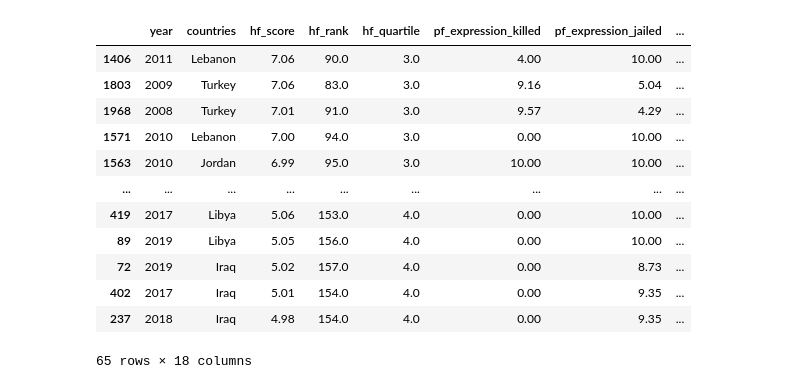
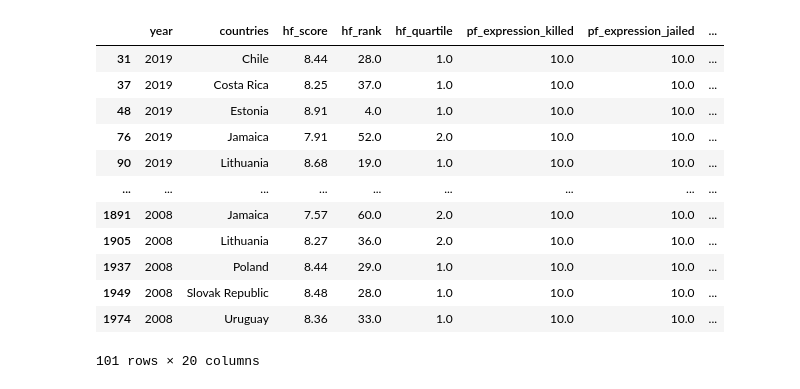
Before and after one commit to NJB7/HumanFreedomIndexProject, a Jupyter notebook: HFIProject.ipynb, the cells around one changed output. Cells and saved outputs as stored; diff of their text form; code cells hidden in the pictures.

```diff
--- a/HFIProject.ipynb
+++ b/HFIProject.ipynb
@@ -1,11 +1,6 @@
 # %%
 import pandas as pd
 import json
-# import requests
-# import time
-# only works in the base environment, if needed:
-# import openpyxl
-# Or give it the path:
 import sys
 sys.path.append('C:/Users/nicol/anaconda3/Lib/site-packages')
 import openpyxl
@@ -17,26 +12,14 @@ df1 = pd.read_json(path)
 # df1
 # print(df1)
 
-df2 = df1.sort_values("region", ascending = True)
-# df2.head(n=5)
+# list all columns
+cols = list(df1.columns.values)
+print(cols)
 
 # big picture stats:
-# df1.describe()
+df1.describe()
 
-# list all columns
-# cols = list(df1.columns.values)
-# print(cols)
-
-# to iterate through all rows - keep for later
+# to iterate through all rows - keep for later, just in case
 # for index, row in df1.iterrows():
 #     print(index, row)
-
-df3 = df1.drop(columns=['ISO', 'ef_government_consumption', 'ef_government_transfers', 'ef_government_enterprises', 'ef_government_tax_income', 'ef_government_tax_payroll', 'ef_government_tax', 'ef_government_soa', 'ef_government', 'ef_legal_judicial', 'ef_legal_courts', 'ef_legal_protection', 'ef_legal_military', 'ef_legal_integrity', 'ef_legal_enforcement', 'ef_legal_regulatory', 'ef_legal_police', 'ef_legal', 'ef_money_growth', 'ef_money_sd', 'ef_money_inflation', 'ef_money_currency', 'ef_money', 'ef_trade_tariffs_revenue', 'ef_trade_tariffs_mean', 'ef_trade_tariffs_sd', 'ef_trade_tariffs', 'ef_trade_regulatory_nontariff', 'ef_trade_regulatory_compliance', 'ef_trade_regulatory', 'ef_trade_black', 'ef_trade_movement_foreign',
-                        'ef_trade_movement_capital', 'ef_trade_movement_visit', 'ef_trade_movement', 'ef_trade', 'ef_regulation_credit_ownership', 'ef_regulation_credit_private', 'ef_regulation_credit_interest', 'ef_regulation_credit', 'ef_regulation_labor_minwage', 'ef_regulation_labor_firing', 'ef_regulation_labor_bargain', 'ef_regulation_labor_hours', 'ef_regulation_labor_dismissal', 'ef_regulation_labor_conscription', 'ef_regulation_labor', 'ef_regulation_business_adm', 'ef_regulation_business_bureaucracy', 'ef_regulation_business_start', 'ef_regulation_business_bribes', 'ef_regulation_business_licensing', 'ef_regulation_business_compliance', 'ef_regulation_business', 'ef_regulation', 'ef_score', 'ef_rank'])
-
-
-cols = list(df3.columns.values)
-print(cols)
-
-# df3.head(n=5)
 # %% [output]
@@ -59,8 +71,7 @@ Length: 68, dtype: object
 # %%
 # single condition:
-df3 = df3.sort_values("hf_score", ascending=False)
-df3 = df3.loc[df3["region"] == "Middle East & North Africa"]
-df3
+(df3.sort_values("hf_score", ascending=False)
+    .loc[df3["region"] == "Middle East & North Africa"])
 # %% [output]
 |  | year | countries | region | hf_score | hf_rank | hf_quartile | pf_rol_procedural | pf_rol_civil | ... |
 | 1064 | 2013 | Israel | Middle East & North Africa | 7.71 | 56.0 | 2.0 | NaN | NaN | ... |
@@ -125,6 +196,5 @@ df5
 # %%
-df6 = df3.loc[(df3["pf_expression_internet"] > 7) | (
-    df3["pf_expression_media"] > 7)].drop(columns=['region'])
-df6
+dfmedia = df3.loc[(df3["pf_expression_internet"] > 9) & (df3["pf_expression_media"] > 9)].drop(columns=['region'])
+dfmedia
 # %% [output]
 |  | year | countries | hf_score | hf_rank | hf_quartile | pf_rol_procedural | pf_rol_civil | pf_rol_criminal | ... |
@@ -160,20 +229,20 @@ df7
 # %%
 # df6[df6.columns[0:5]]
-df6[['year', 'countries', 'hf_score', 'hf_rank', 'hf_quartile', 'pf_expression_killed', 'pf_expression_jailed', 'pf_expression_media', 'pf_expression_cultural',
+dfmedia[['year', 'countries', 'hf_score', 'hf_rank', 'hf_quartile', 'pf_expression_killed', 'pf_expression_jailed', 'pf_expression_media', 'pf_expression_cultural',
     'pf_expression_gov', 'pf_expression_internet', 'pf_expression_harass', 'pf_expression_selfcens', 'pf_expression_freedom_bti', 'pf_expression_freedom_cld',
-    'pf_expression_freedom', 'pf_expression', 'pf_expression_rank']].dropna()
+    'pf_expression_freedom', 'pf_expression', 'pf_expression_rank', 'pf_score', 'pf_rank']].dropna()
 # %% [output]
 |  | year | countries | hf_score | hf_rank | hf_quartile | pf_expression_killed | pf_expression_jailed | ... |
-| 1406 | 2011 | Lebanon | 7.06 | 90.0 | 3.0 | 4.00 | 10.00 | ... |
-| 1803 | 2009 | Turkey | 7.06 | 83.0 | 3.0 | 9.16 | 5.04 | ... |
-| 1968 | 2008 | Turkey | 7.01 | 91.0 | 3.0 | 9.57 | 4.29 | ... |
-| 1571 | 2010 | Lebanon | 7.00 | 94.0 | 3.0 | 0.00 | 10.00 | ... |
-| 1563 | 2010 | Jordan | 6.99 | 95.0 | 3.0 | 10.00 | 10.00 | ... |
+| 31 | 2019 | Chile | 8.44 | 28.0 | 1.0 | 10.0 | 10.0 | ... |
+| 37 | 2019 | Costa Rica | 8.25 | 37.0 | 1.0 | 10.0 | 10.0 | ... |
+| 48 | 2019 | Estonia | 8.91 | 4.0 | 1.0 | 10.0 | 10.0 | ... |
+| 76 | 2019 | Jamaica | 7.91 | 52.0 | 2.0 | 10.0 | 10.0 | ... |
+| 90 | 2019 | Lithuania | 8.68 | 19.0 | 1.0 | 10.0 | 10.0 | ... |
 | ... | ... | ... | ... | ... | ... | ... | ... | ... |
-| 419 | 2017 | Libya | 5.06 | 153.0 | 4.0 | 0.00 | 10.00 | ... |
-| 89 | 2019 | Libya | 5.05 | 156.0 | 4.0 | 0.00 | 10.00 | ... |
-| 72 | 2019 | Iraq | 5.02 | 157.0 | 4.0 | 0.00 | 8.73 | ... |
-| 402 | 2017 | Iraq | 5.01 | 154.0 | 4.0 | 0.00 | 9.35 | ... |
-| 237 | 2018 | Iraq | 4.98 | 154.0 | 4.0 | 0.00 | 9.35 | ... |
+| 1891 | 2008 | Jamaica | 7.57 | 60.0 | 2.0 | 10.0 | 10.0 | ... |
+| 1905 | 2008 | Lithuania | 8.27 | 36.0 | 2.0 | 10.0 | 10.0 | ... |
+| 1937 | 2008 | Poland | 8.44 | 29.0 | 1.0 | 10.0 | 10.0 | ... |
+| 1949 | 2008 | Slovak Republic | 8.48 | 28.0 | 1.0 | 10.0 | 10.0 | ... |
+| 1974 | 2008 | Uruguay | 8.36 | 33.0 | 1.0 | 10.0 | 10.0 | ... |
-65 rows × 18 columns
+101 rows × 20 columns
 # %%
```
Also changed, not shown: parts of 15 cells of this notebook, 3 other files.
